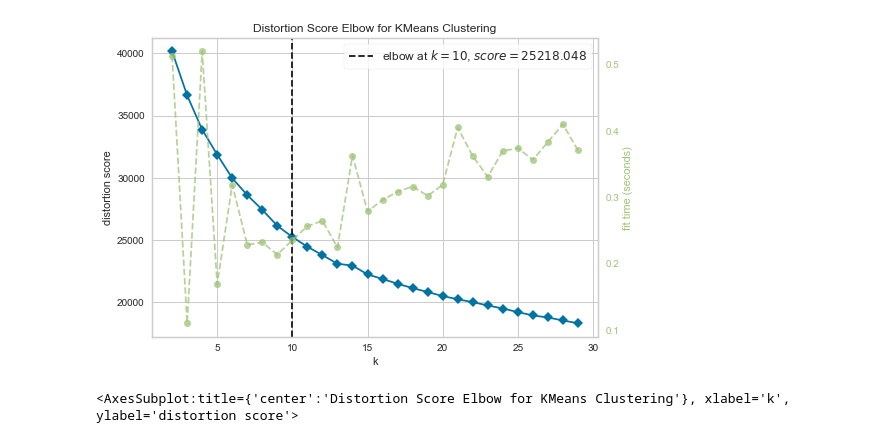
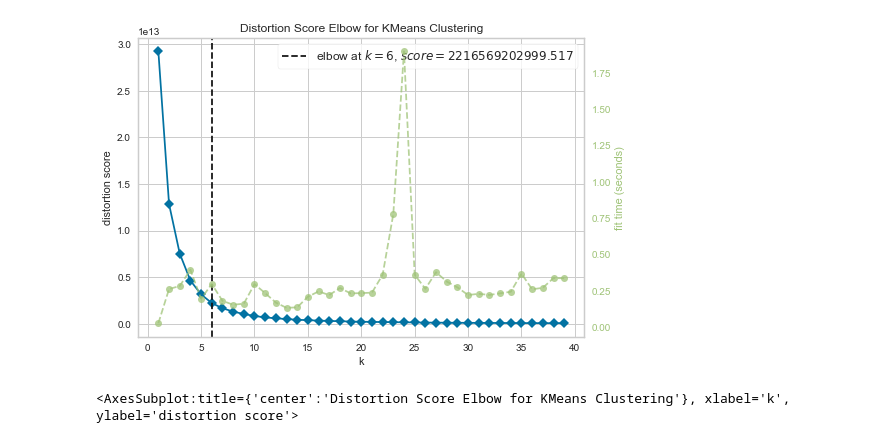
Before and after one commit to EMZEDI/Mixerify, a Jupyter notebook: PyPackage/LM.ipynb, the cells around one changed output. Saved outputs shown, nothing was run; the diff lists cells and outputs as text; code cells hidden in the pictures.

```diff
--- a/PyPackage/LM.ipynb
+++ b/PyPackage/LM.ipynb
@@ -1,26 +1,30 @@
 # %%
 from sklearn.cluster import KMeans
 import pandas as pd
 import matplotlib.pyplot as plt
 from sklearn.preprocessing import StandardScaler
 import seaborn as sns
 import plotly.graph_objs as go
+from yellowbrick.cluster import KElbowVisualizer
 ### the elbow method for whatever data set
 
 # read the data
 cluster_df = pd.read_csv("MAIS202data.csv").iloc[:,1:]
-# standarize the data
-X_std = StandardScaler().fit_transform(cluster_df)
-# Elbow Method for K means
-# Import ElbowVisualizer
-from yellowbrick.cluster import KElbowVisualizer
+
+####
+# standardize the data
+# X_std = StandardScaler().fit_transform(cluster_df)
+####
+# Elbow Method for K means using the library and checking from 1 to 40 clusters
+# create a model and test for 1 to 40 clusters using the external library
 model = KMeans()
 # k is range of number of clusters.
-visualizer = KElbowVisualizer(model, k=(2,30), timings= True)
-visualizer.fit(X_std)        # Fit data to visualizer
+visualizer = KElbowVisualizer(model, k=(1,40))
+visualizer.fit(cluster_df)        # Fit data to visualizer
 visualizer.show()        # Finalize and render figure
 
-### The original dataset gives us the fact that elbow must be at 10 so the number of the clusters will be equal to seven
+
+### The original dataset gives us the fact that elbow must be at 6 so the number of the clusters will be equal to seven
 # %% [output]
-[figure, old version]
+[figure, new version]
 <AxesSubplot:title={'center':'Distortion Score Elbow for KMeans Clustering'}, xlabel='k', ylabel='distortion score'>
```
Also changed, not shown: parts of 4 cells of this notebook.
